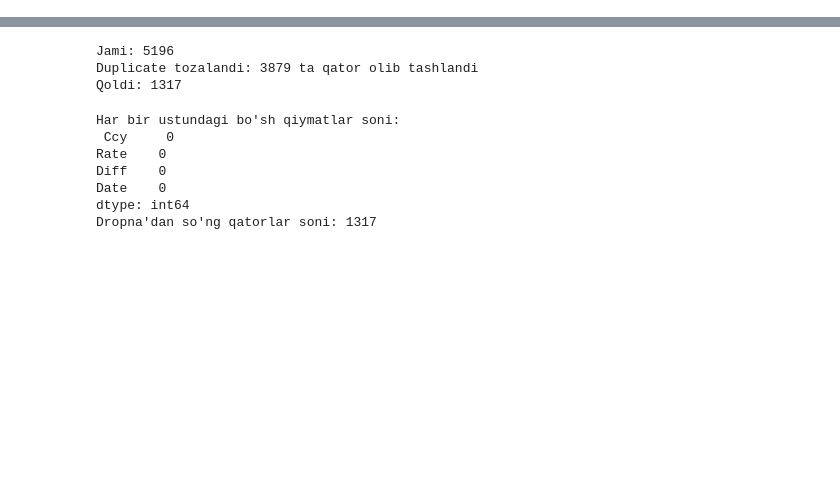
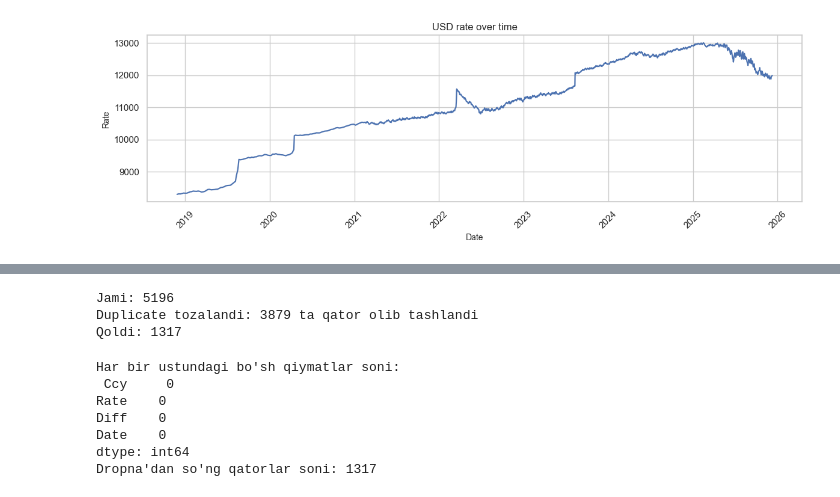
Before and after one commit to ZikrullaRaxmatov/AI_Rate_Prediction, a Jupyter notebook: preprocess_data.ipynb, the cells around one changed output, grey strips where cells are left out. Drawn from its saved outputs; the diff is of its cells as text; code cells hidden in the pictures; blank space fills up the shorter version.

```diff
--- a/preprocess_data.ipynb
+++ b/preprocess_data.ipynb
@@ -29,0 +94,10 @@ df.head()
+# %%
+fig, ax = plt.subplots(figsize=(12, 4))
+sns.lineplot(data=df, x="Date", y="Rate", ax=ax, linewidth=1.5)
+ax.set_title("USD rate over time")
+ax.set_xlabel("Date")
+ax.set_ylabel("Rate")
+plt.xticks(rotation=45)
+plt.tight_layout()
+# %% [output]
+[figure, added]
```
Also changed, not shown: parts of 13 cells of this notebook, 2 other files.
